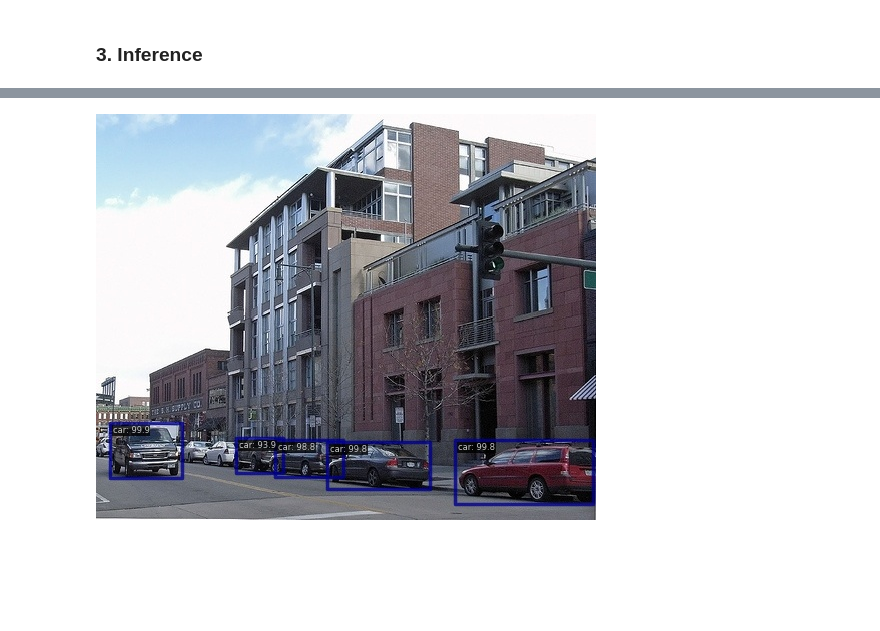
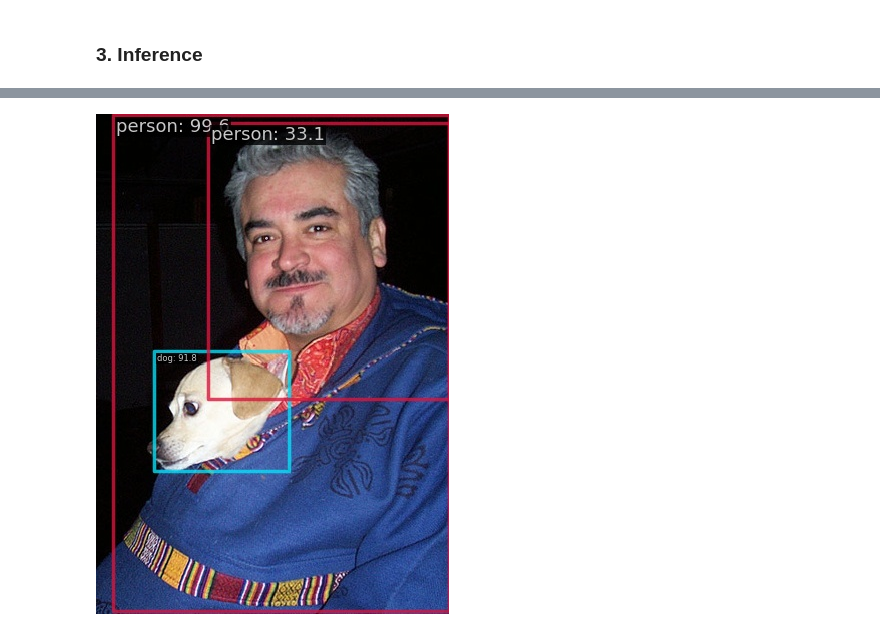
Before and after one commit to mango7789/Computer-Vision-DATA130051, a Jupyter notebook: 期中作业/Pascal VOC/voc-mmdetection.ipynb, the cells around one changed output, grey strips where cells are left out. Cells and saved outputs as stored; diff of their text form; code cells hidden in the pictures; blank space fills up the shorter version.

```diff
--- a/期中作业/Pascal VOC/voc-mmdetection.ipynb
+++ b/期中作业/Pascal VOC/voc-mmdetection.ipynb
@@ -80,6 +80,6 @@ Loads checkpoint by local backend from path: ./work_dirs/faster-rcnn_r50_fpn_1x_
 # %%
 from PIL import Image
 
-Image.open('./outputs/vis/000004.jpg')
+Image.open('./outputs/vis/000001.jpg')
 # %% [output]
-[figure, old version]
+[figure, new version]
```
Also changed, not shown: parts of 1 cell of this notebook, 22 other files.
